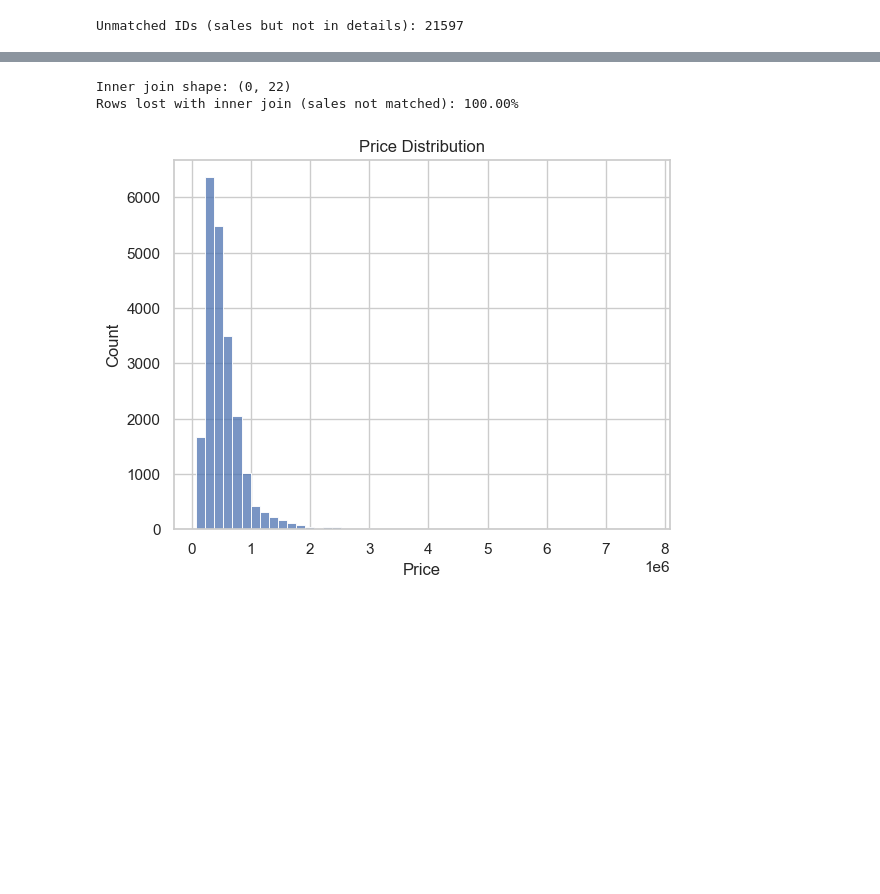
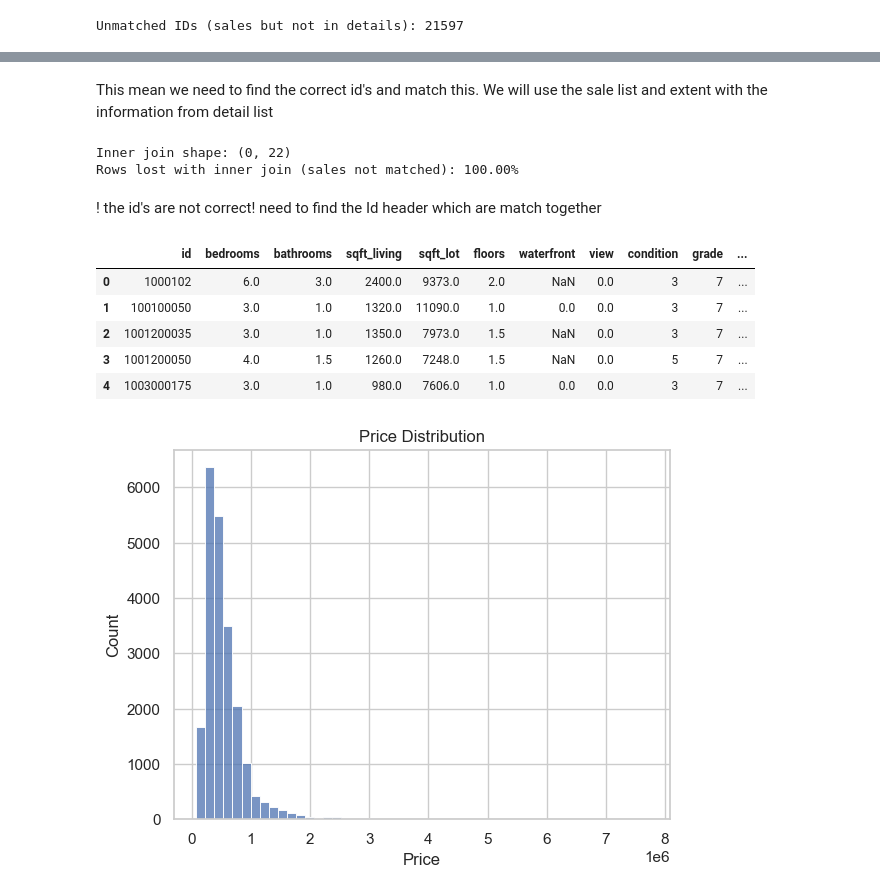
Before and after one commit to asimeoa/ds-eda-project-template_sia, a Jupyter notebook: eda_analysis_main.ipynb, the cells around one changed output, grey strips where cells are left out. Saved outputs shown, nothing was run; the diff lists cells and outputs as text; code cells hidden in the pictures; blank space fills up the shorter version.

```diff
--- a/eda_analysis_main.ipynb
+++ b/eda_analysis_main.ipynb
@@ -158,3 +285,5 @@ Unmatched IDs (sales but not in details): 21597
+# %% [markdown]
+ This mean we need to find the correct id's and match this. We will use the sale list and extent with the information from detail list
 # %%
 df_inner = sales.merge(details, on="id", how="inner")
 print("Inner join shape:", df_inner.shape)
@@ -164,6 +293,18 @@ print(f"Rows lost with inner join (sales not matched): {loss_rate:.2%}")
 # %% [output]
 Inner join shape: (0, 22)
 Rows lost with inner join (sales not matched): 100.00%
+# %% [markdown]
+! the id's are not correct! need to find the Id header which are match together
+# %%
+sales.head()
+details.head()
+# %% [output]
+|  | id | bedrooms | bathrooms | sqft_living | sqft_lot | floors | waterfront | view | condition | grade | ... |
+| 0 | 1000102 | 6.0 | 3.0 | 2400.0 | 9373.0 | 2.0 | NaN | 0.0 | 3 | 7 | ... |
+| 1 | 100100050 | 3.0 | 1.0 | 1320.0 | 11090.0 | 1.0 | 0.0 | 0.0 | 3 | 7 | ... |
+| 2 | 1001200035 | 3.0 | 1.0 | 1350.0 | 7973.0 | 1.5 | NaN | 0.0 | 3 | 7 | ... |
+| 3 | 1001200050 | 4.0 | 1.5 | 1260.0 | 7248.0 | 1.5 | NaN | 0.0 | 5 | 7 | ... |
+| 4 | 1003000175 | 3.0 | 1.0 | 980.0 | 7606.0 | 1.0 | 0.0 | 0.0 | 3 | 7 | ... |
 # %%
 sns.histplot(df["price"], bins=50)
 plt.title("Price Distribution")
```
Also changed, not shown: parts of 29 cells of this notebook, 1 other file.
